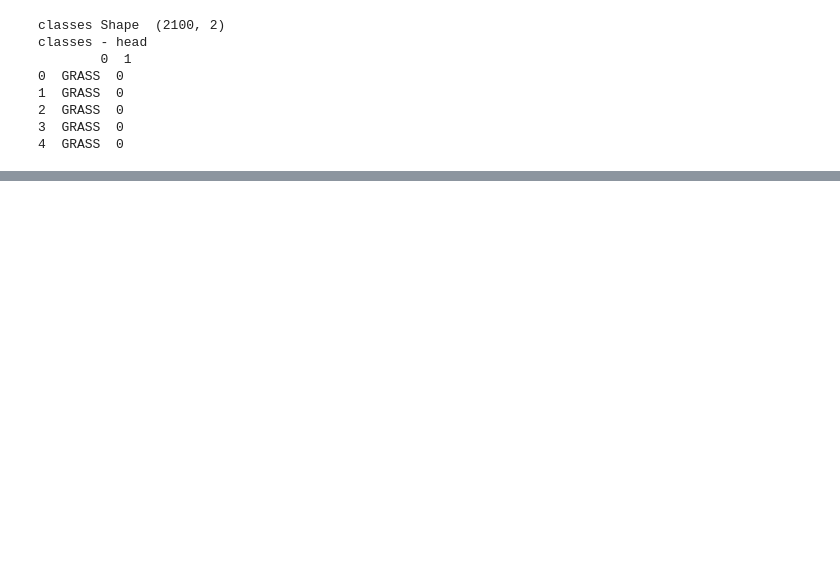
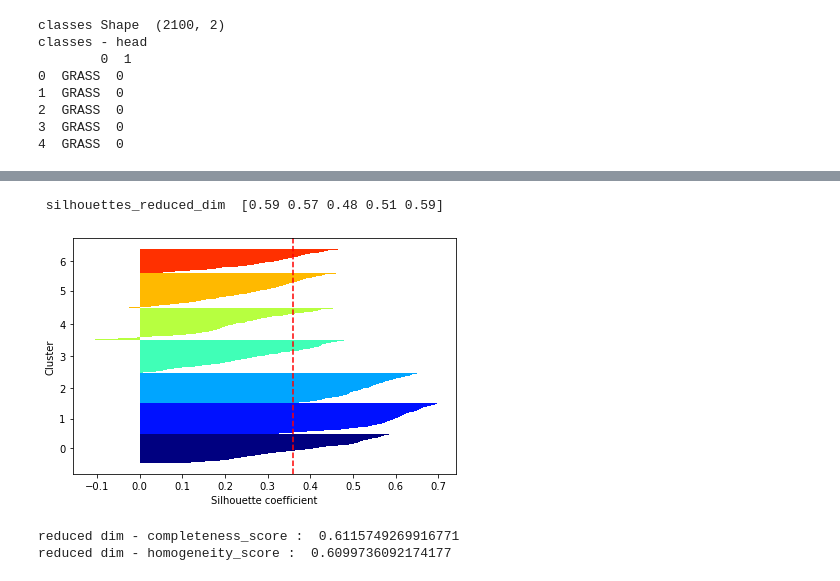
Before and after one commit to rsharm18/DSC478, a Jupyter notebook: Assignment4/1. PCA.ipynb, the cells around one changed output, grey strips where cells are left out. Cells and saved outputs as stored; diff of their text form; code cells hidden in the pictures; blank space fills up the shorter version.

```diff
--- a/Assignment4/1. PCA.ipynb
+++ b/Assignment4/1. PCA.ipynb
@@ -79,0 +298,9 @@ data
+# %%
+K =7
+kmean = KMeans(n_clusters=K);
+kmean.fit(pca_data)
+clusters_reduced_dim = kmean.predict(pca_data)
+centroids_reduced_dim = pd.DataFrame(kmean.cluster_centers_, columns=names[0:r])
+
+print(" clusters_reduced_dim ",clusters_reduced_dim)
+print(" centroids_reduced_dim ",centroids_reduced_dim)
@@ -79,0 +325,14 @@ data
+# %%
+silhouettes_reduced_dim = silhouette_samples(pca_data,clusters_reduced_dim)
+print(" silhouettes_reduced_dim ",silhouettes_reduced_dim[:5])
+
+plot_silhouettes(pca_data,clusters_reduced_dim)
+# %% [output]
+ silhouettes_reduced_dim  [0.59 0.57 0.48 0.51 0.59]
+[figure, added]
+# %%
+print("reduced dim - completeness_score : ",completeness_score(classes_arr,clusters_reduced_dim))
+print("reduced dim - homogeneity_score : ",homogeneity_score(classes_arr,clusters_reduced_dim))
+# %% [output]
+reduced dim - completeness_score :  0.6115749269916771
+reduced dim - homogeneity_score :  0.6099736092174177
```
Also changed, not shown: parts of 45 cells of this notebook.
